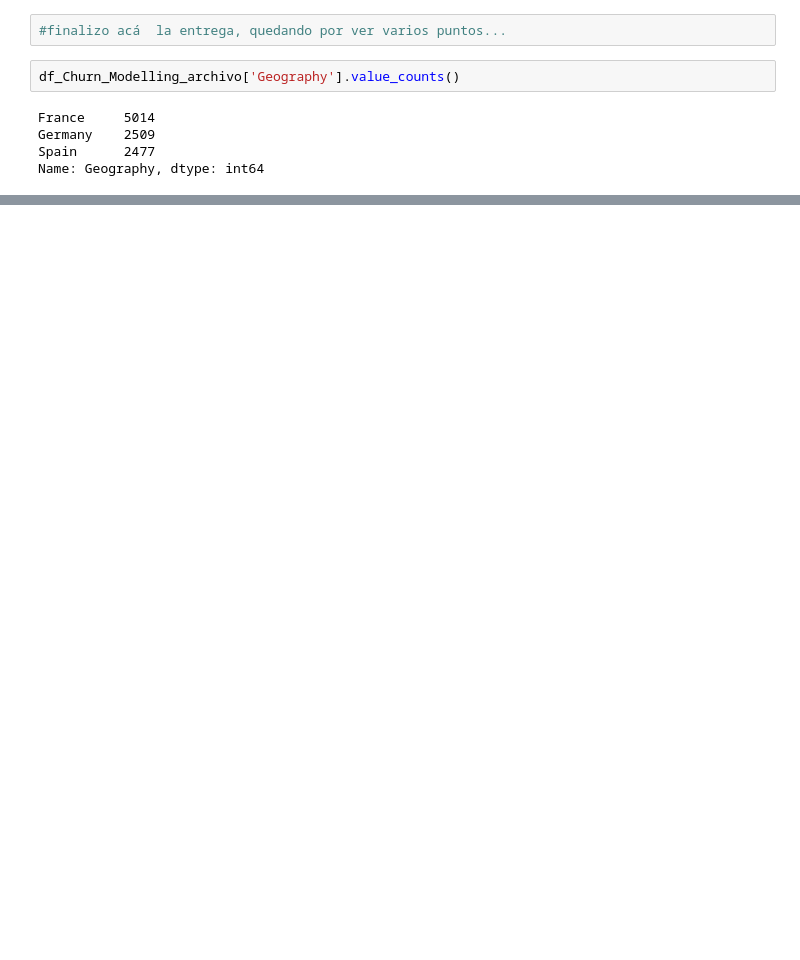
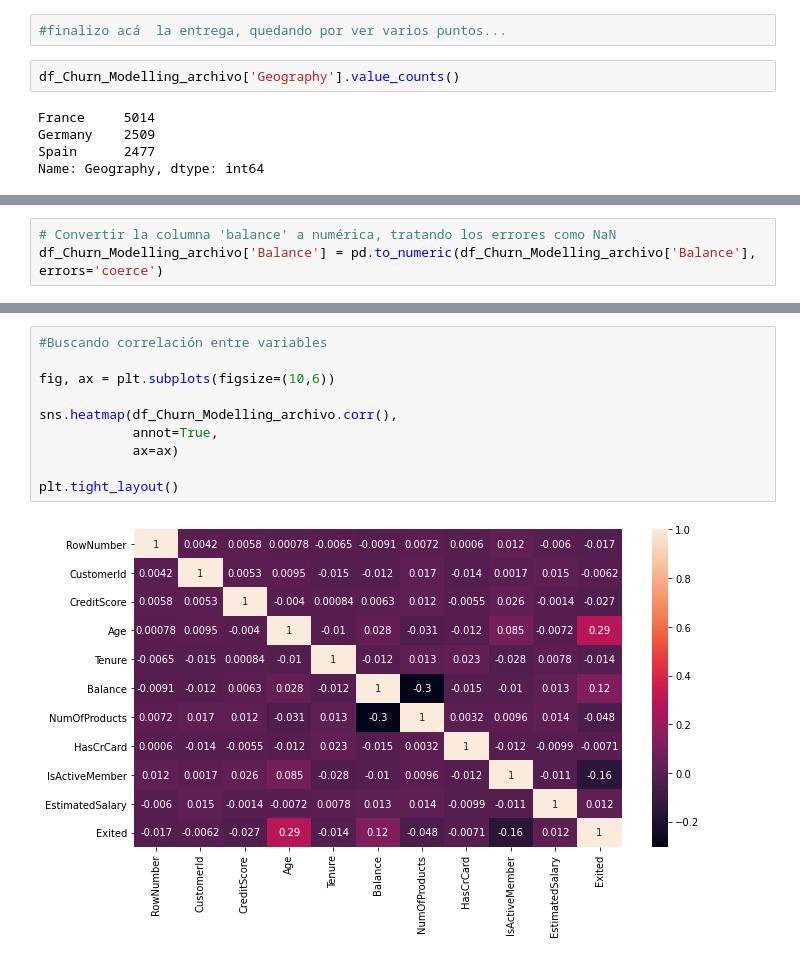
Before and after one commit to charlyaugustus/DATA-SCIENCE, a Jupyter notebook: Data_Storytelling_OLIVERA.ipynb, the cells around one changed output, grey strips where cells are left out. Drawn from its saved outputs; the diff is of its cells as text; blank space fills up the shorter version.

```diff
--- a/Data_Storytelling_OLIVERA.ipynb
+++ b/Data_Storytelling_OLIVERA.ipynb
@@ -671,0 +739,3 @@ Name: Geography, dtype: int64
+# %%
+# Convertir la columna 'balance' a numérica, tratando los errores como NaN
+df_Churn_Modelling_archivo['Balance'] = pd.to_numeric(df_Churn_Modelling_archivo['Balance'], errors='coerce')
@@ -671,0 +758,12 @@ Name: Geography, dtype: int64
+# %%
+#Buscando correlación entre variables
+
+fig, ax = plt.subplots(figsize=(10,6))
+
+sns.heatmap(df_Churn_Modelling_archivo.corr(),
+            annot=True,
+            ax=ax)
+
+plt.tight_layout()
+# %% [output]
+[figure, added]
```
Also changed, not shown: parts of 31 cells of this notebook.
